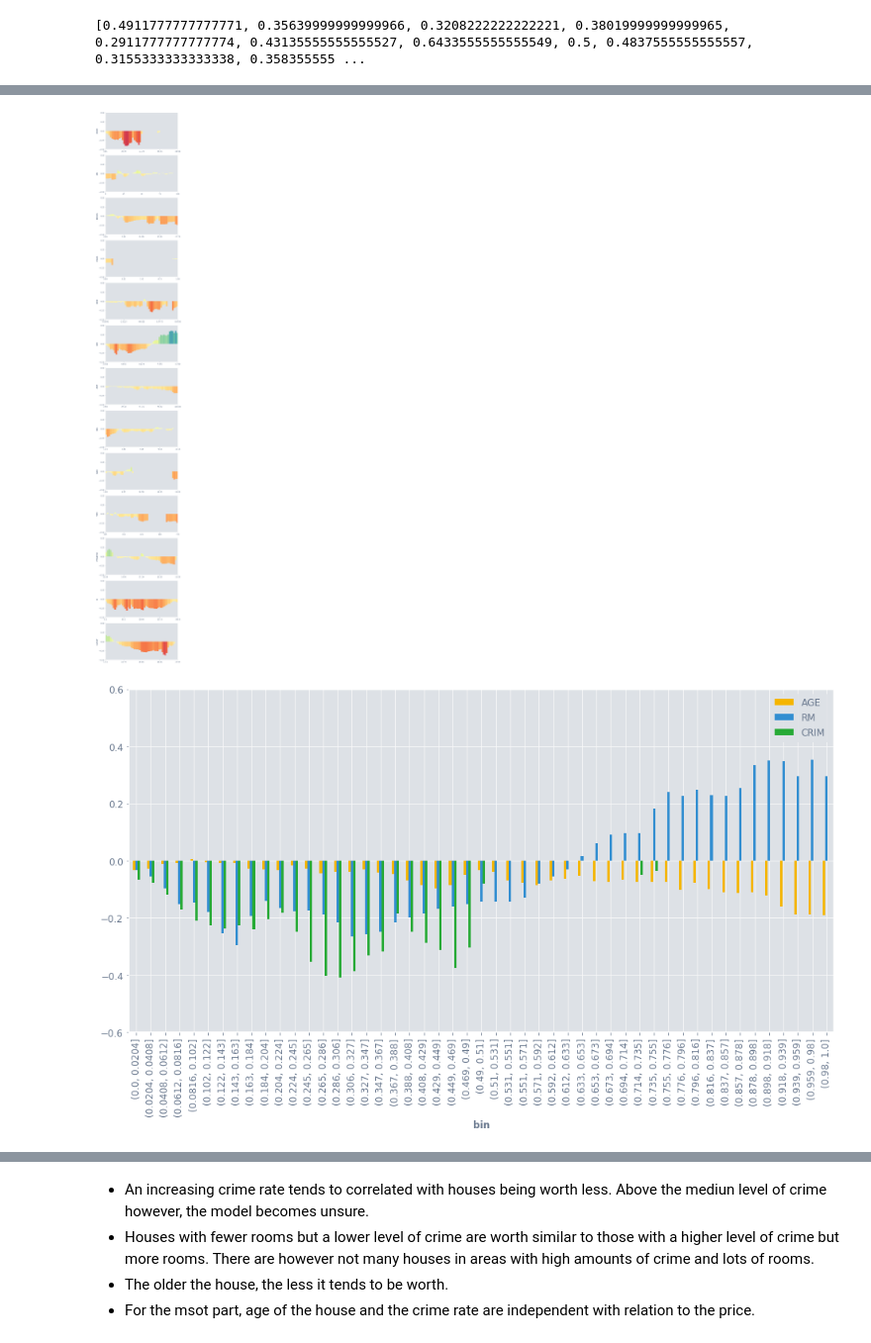
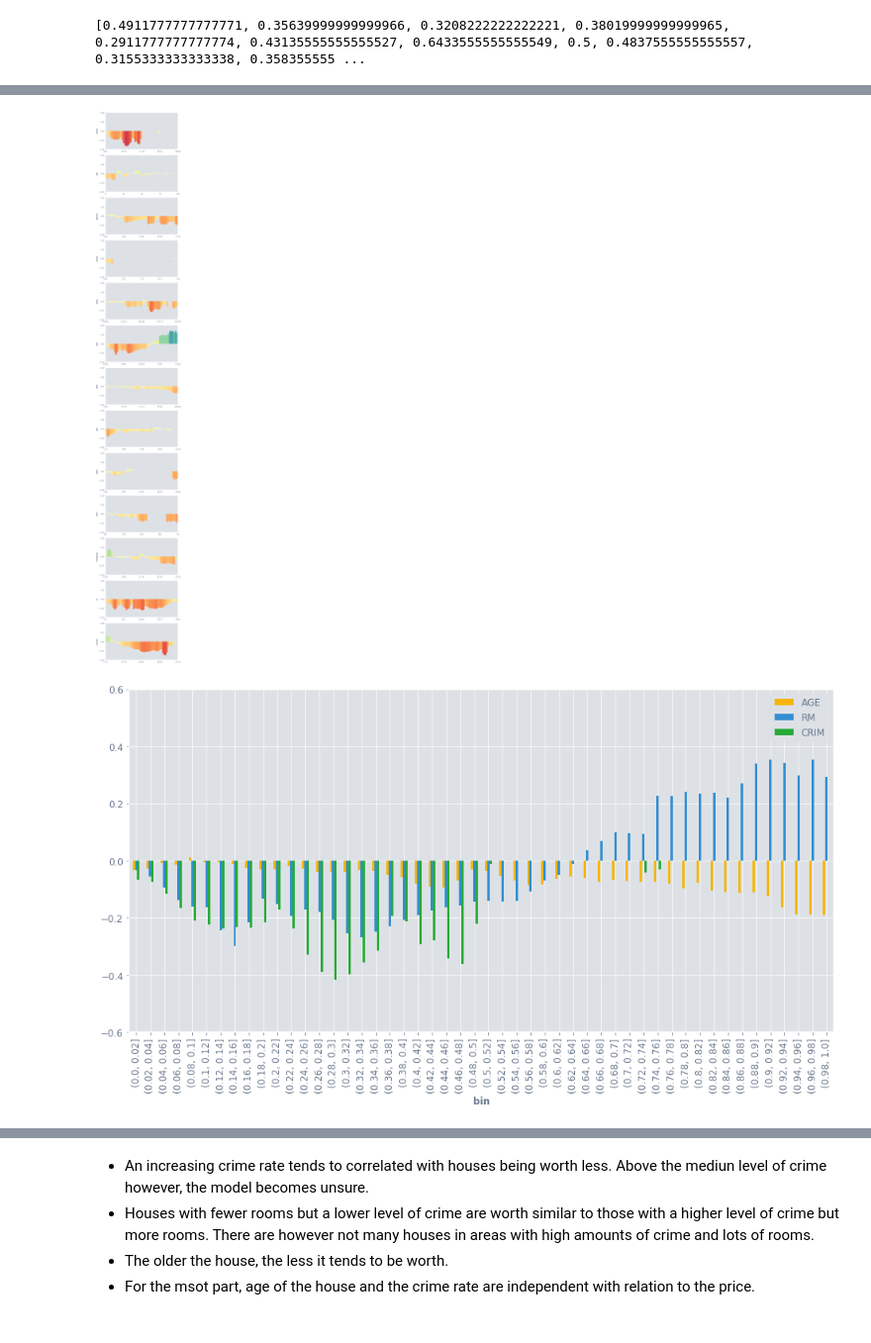
Before and after one commit to Ekrekr/ldr, a Jupyter notebook: regression_example.ipynb, the cells around one changed output, grey strips where cells are left out. Shown at 99% size. Saved outputs shown, nothing was run; the diff lists cells and outputs as text; code cells hidden in the pictures.

```diff
--- a/regression_example.ipynb
+++ b/regression_example.ipynb
@@ -120,13 +123,13 @@ print(tst[:30])
 # %% [output]
 [0.4911777777777771, 0.35639999999999966, 0.3208222222222221, 0.38019999999999965, 0.2911777777777774, 0.43135555555555527, 0.6433555555555549, 0.5, 0.4837555555555557, 0.3155333333333338, 0.358355555 ...
 # %%
-ldr.density_estimate(oc_rf_clf_func, n=50000)
+ldr.density_estimate(oc_rf_clf_func)
 ldr.density_scatter(features[1])
 ldr.vis_1d_separate()
-ldr.select_1d_bins(features)
+ldr.select_bins(features)
 ldr.vis_1d()
 ldr.vis_2d()
 # %% [output]
 [figure]
-[figure, old version]
+[figure, new version]
-[figure, old version]
+[figure, new version]
```
Also changed, not shown: parts of 2 cells of this notebook, 3 other files.
